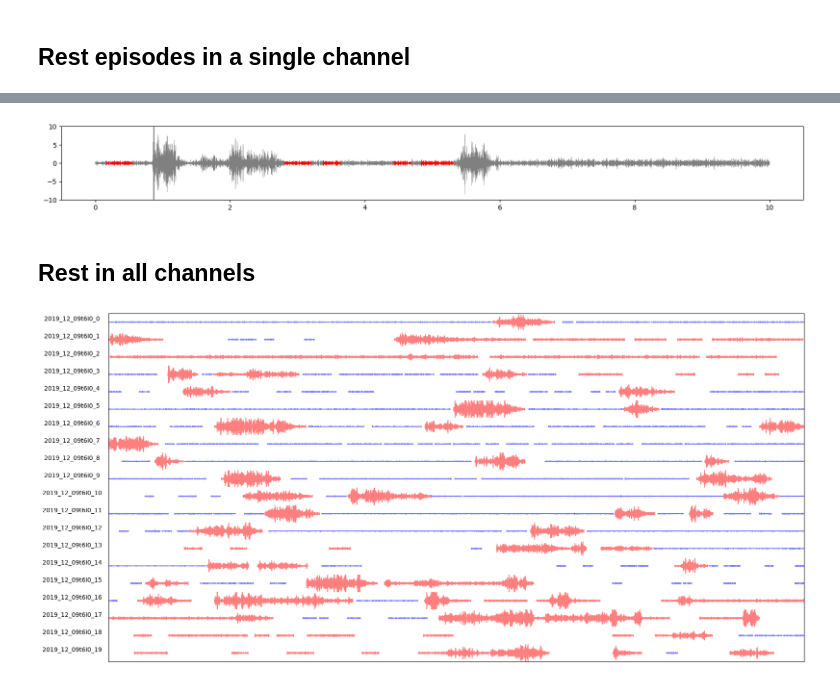
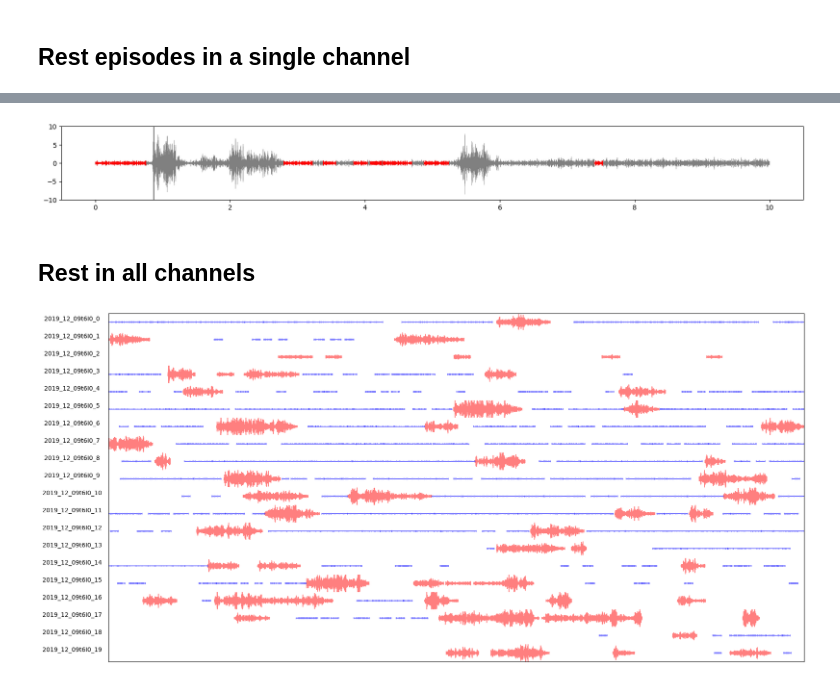
Before and after one commit to kerseviciute/movement-s1-m1, a Jupyter notebook: notebooks/05_rest.ipynb, the cells around one changed output, grey strips where cells are left out. Drawn from its saved outputs; the diff is of its cells as text; code cells hidden in the pictures.

Commit message:
Fix rest detection algorithm and move to pipeline.

```diff
--- a/notebooks/05_rest.ipynb
+++ b/notebooks/05_rest.ipynb
@@ -86,4 +50,4 @@ filtered_data = np.array(filtered_data)
 # %%
-threshold = np.percentile(np.abs(filtered_data), 50)
+threshold = np.percentile(np.abs(sample_data), 85)
 # %%
 plt.figure(figsize = (20, 6))
@@ -96,20 +60,19 @@ plt.show()
 # %%
-signal_under_threshold = np.abs(filtered) < threshold
-change_indices = np.where(np.diff(signal_under_threshold))[0]
+signal_over_threshold = np.abs(channel_data) > threshold
+change_indices = np.where(np.diff(signal_over_threshold))[0]
 
 movement_data = pd.DataFrame({
     "EventStart": np.insert(change_indices + 1, 0, 0),
-    "EventEnd": np.append(change_indices + 1, len(signal_under_threshold))
+    "EventEnd": np.append(change_indices + 1, len(signal_over_threshold))
 })
 
-movement_data["Movement"] = signal_under_threshold[movement_data["EventStart"]]
-movement_data = movement_data[movement_data["Movement"]]
+movement_data["Movement"] = signal_over_threshold[movement_data["EventStart"]]
+movement_data = movement_data[movement_data["Movement"] == False]
 movement_data["EventLength"] = list(movement_data["EventEnd"] - movement_data["EventStart"])
+movement_data = movement_data[movement_data["EventLength"] >= 2000]
 
-movement_data = merge_close_events(movement_data, min_break = 1000)
+movement_data = merge_close_events(movement_data, min_break = 50)
 
 movement_data["Start"] = movement_data["EventStart"] / data.info["sfreq"]
 movement_data["End"] = movement_data["EventEnd"] / data.info["sfreq"]
 movement_data["Length"] = movement_data["EventLength"] / data.info["sfreq"]
-
-movement_data = movement_data[movement_data["EventLength"] >= 5000]
@@ -130,36 +109,29 @@ for i, episode in movement_data.iterrows():
 plt.ylim(-10, 10)
 plt.show()
 # %% [output]
-[figure, old version]
+[figure, new version]
 # %% [markdown]
 ## Rest in all channels
 # %%
 sample_data = data.get_data()
-
-# Apply low frequency filter on all channels
-filtered_data = []
-for channel in sample_data:
-    filtered_data.append(filter_emg(channel, low_freq = 20, sfreq = data.info["sfreq"]))
-filtered_data = np.array(filtered_data)
-
-threshold = np.percentile(np.abs(filtered_data), 55)
+threshold = np.percentile(np.abs(sample_data), 85)
 
 episodes = []
 
 for i, _ in enumerate(data.ch_names):
-    signal = filtered_data[i]
+    signal = sample_data[i]
 
-    ch_episodes = detect_rest_episodes(signal = signal, threshold = threshold, sfreq = data.info["sfreq"], min_break = 500)
+    ch_episodes = detect_rest_episodes(signal = signal, threshold = threshold, sfreq = data.info["sfreq"],
+                                       min_break = 50, min_length = 2000)
     ch_episodes["Channel"] = i
     episodes.append(ch_episodes)
 
 episodes = pd.concat(episodes)
 episodes = episodes.reset_index(drop = True)
-
-episodes = episodes[ episodes["EventLength"] > 2500 ]
 # %%
 movement = pd.read_csv(f"output/movement-s1-m1/{sample['AnimalID']}/{sample['CellName']}/movement_episodes.csv")
 # %%
-plot_all_events(data, channels = data.ch_names, movement = movement, no_movement = episodes, limit = 10, show_full = False, alpha = 0.5)
+plot_all_events(data, channels = data.ch_names, movement = movement, no_movement = episodes, limit = 10,
+                show_full = False, alpha = 0.5)
 # %% [output]
-[figure, old version]
+[figure, new version]
```
Also changed, not shown: parts of 6 cells of this notebook, 7 other files.
